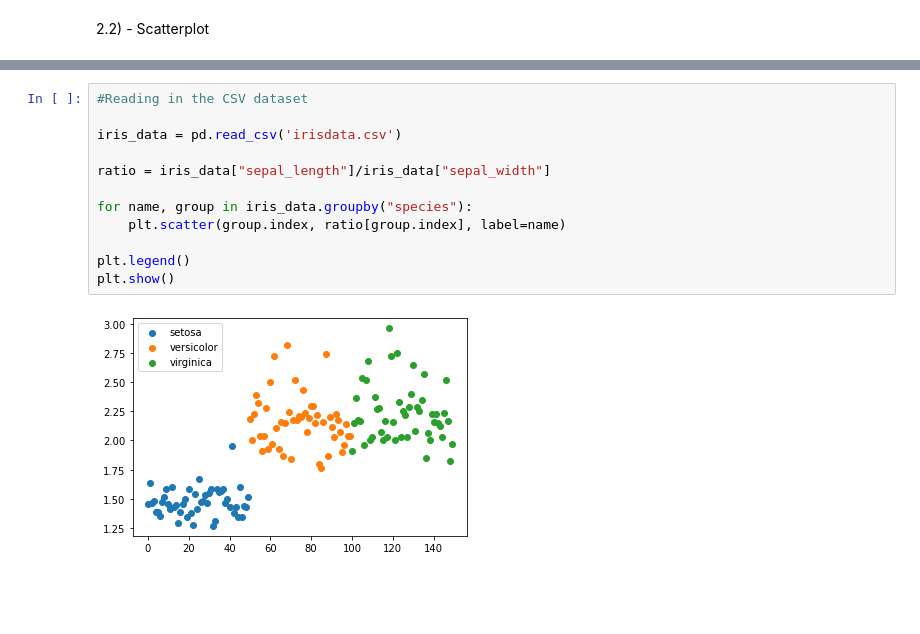
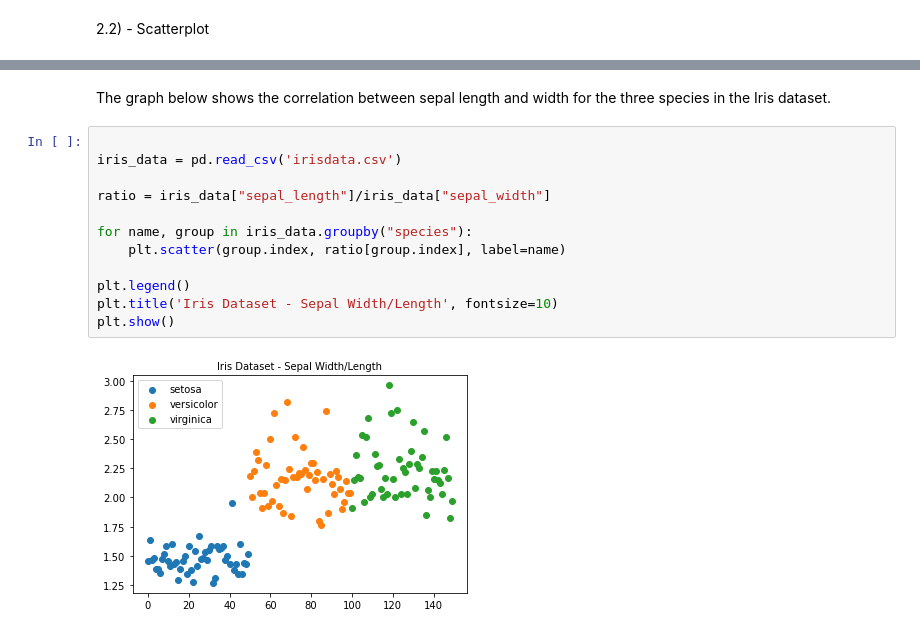
Before and after one commit to BTunney92/FODA---Project, a Jupyter notebook: pyplot.ipynb, the cells around one changed output, grey strips where cells are left out. Cells and saved outputs as stored; diff of their text form; blank space fills up the shorter version.

```diff
--- a/pyplot.ipynb
+++ b/pyplot.ipynb
@@ -55,14 +65,16 @@ plt.show()
+# %% [markdown]
+The graph below shows the correlation between sepal length and width for the three species in the Iris dataset.
 # %%
-#Reading in the CSV dataset
 
 iris_data = pd.read_csv('irisdata.csv')
 
 ratio = iris_data["sepal_length"]/iris_data["sepal_width"]
 
 for name, group in iris_data.groupby("species"):
     plt.scatter(group.index, ratio[group.index], label=name)
 
 plt.legend()
+plt.title('Iris Dataset - Sepal Width/Length', fontsize=10)
 plt.show()
 # %% [output]
-[figure, old version]
+[figure, new version]
```
Also changed, not shown: parts of 2 cells of this notebook, 1 other file.
